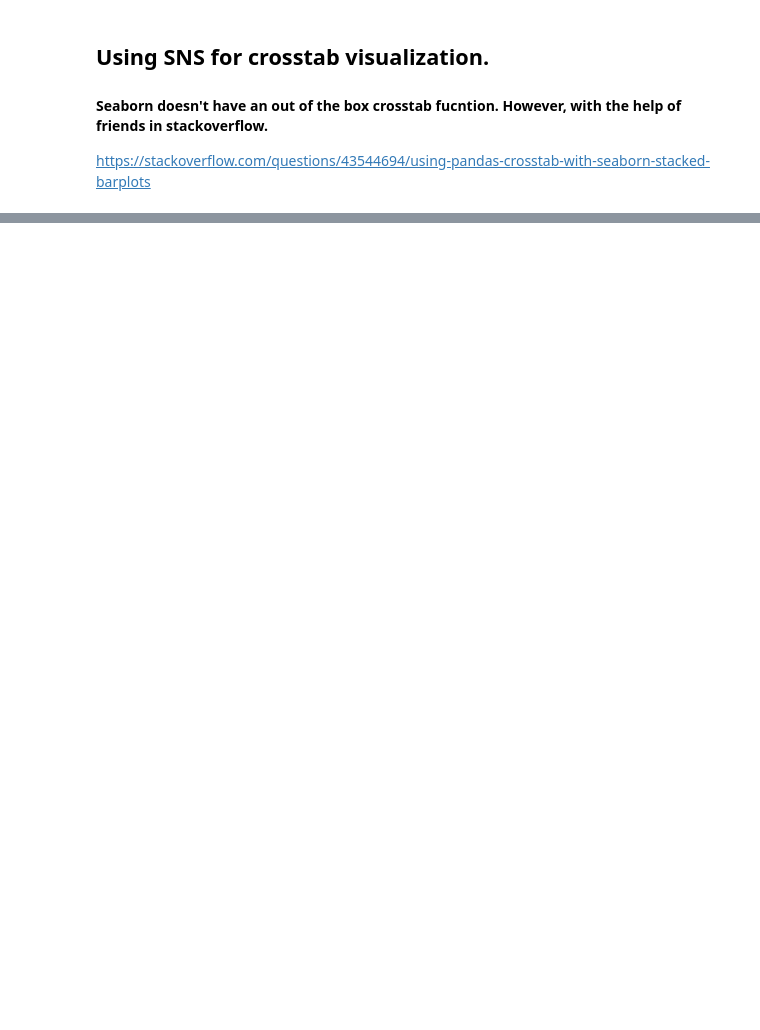
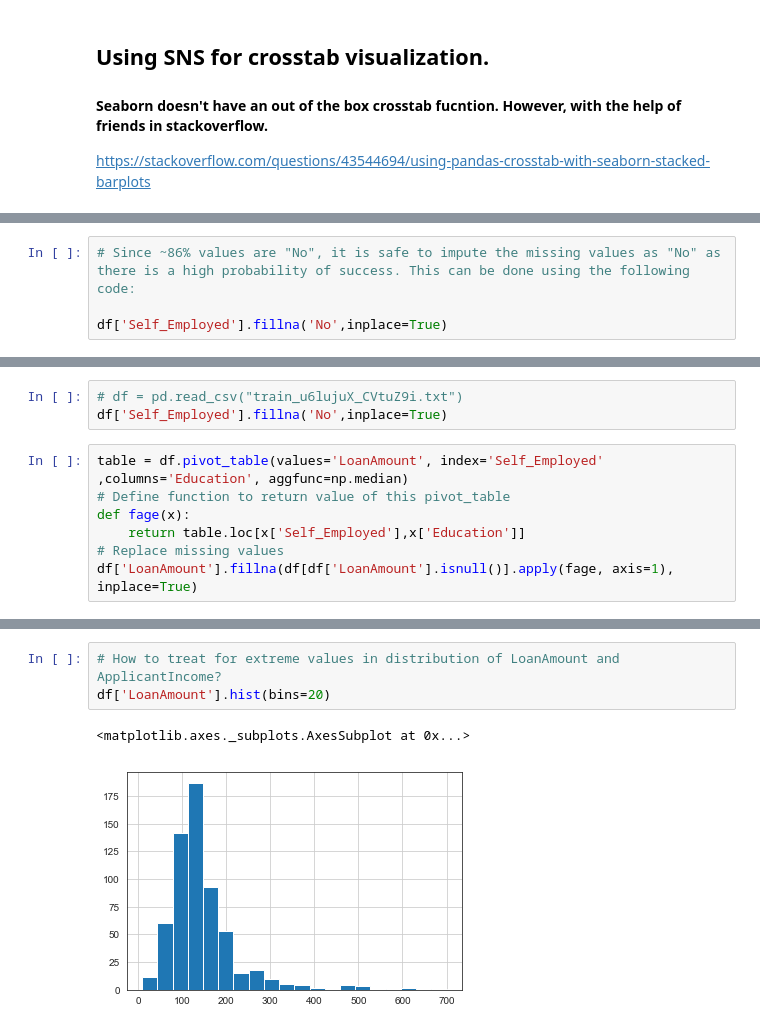
Before and after one commit to deepakjoseph08/AV_DATASCIENCE, a Jupyter notebook: 1_Month/pandas/1_AV_GUIDE_MONTH_1.ipynb, the cells around one changed output, grey strips where cells are left out. Drawn from its saved outputs; the diff is of its cells as text; blank space fills up the shorter version.

```diff
--- a/1_Month/pandas/1_AV_GUIDE_MONTH_1.ipynb
+++ b/1_Month/pandas/1_AV_GUIDE_MONTH_1.ipynb
@@ -163,0 +221,4 @@ sns.barplot(x=stacked.Credit_History, y=stacked.Count_of_loan_sanctioned, hue=st
+# %%
+# Since ~86% values are "No", it is safe to impute the missing values as "No" as there is a high probability of success. This can be done using the following code:
+
+df['Self_Employed'].fillna('No',inplace=True)
@@ -163,0 +236,10 @@ sns.barplot(x=stacked.Credit_History, y=stacked.Count_of_loan_sanctioned, hue=st
+# %%
+# df = pd.read_csv("train_u6lujuX_CVtuZ9i.txt")
+df['Self_Employed'].fillna('No',inplace=True)
+# %%
+table = df.pivot_table(values='LoanAmount', index='Self_Employed' ,columns='Education', aggfunc=np.median)
+# Define function to return value of this pivot_table
+def fage(x):
+    return table.loc[x['Self_Employed'],x['Education']]
+# Replace missing values
+df['LoanAmount'].fillna(df[df['LoanAmount'].isnull()].apply(fage, axis=1), inplace=True)
@@ -163,0 +253,6 @@ sns.barplot(x=stacked.Credit_History, y=stacked.Count_of_loan_sanctioned, hue=st
+# %%
+# How to treat for extreme values in distribution of LoanAmount and ApplicantIncome?
+df['LoanAmount'].hist(bins=20)
+# %% [output]
+<matplotlib.axes._subplots.AxesSubplot at 0x...>
+[figure, added]
```
Also changed, not shown: parts of 29 cells of this notebook, 3 other files.
